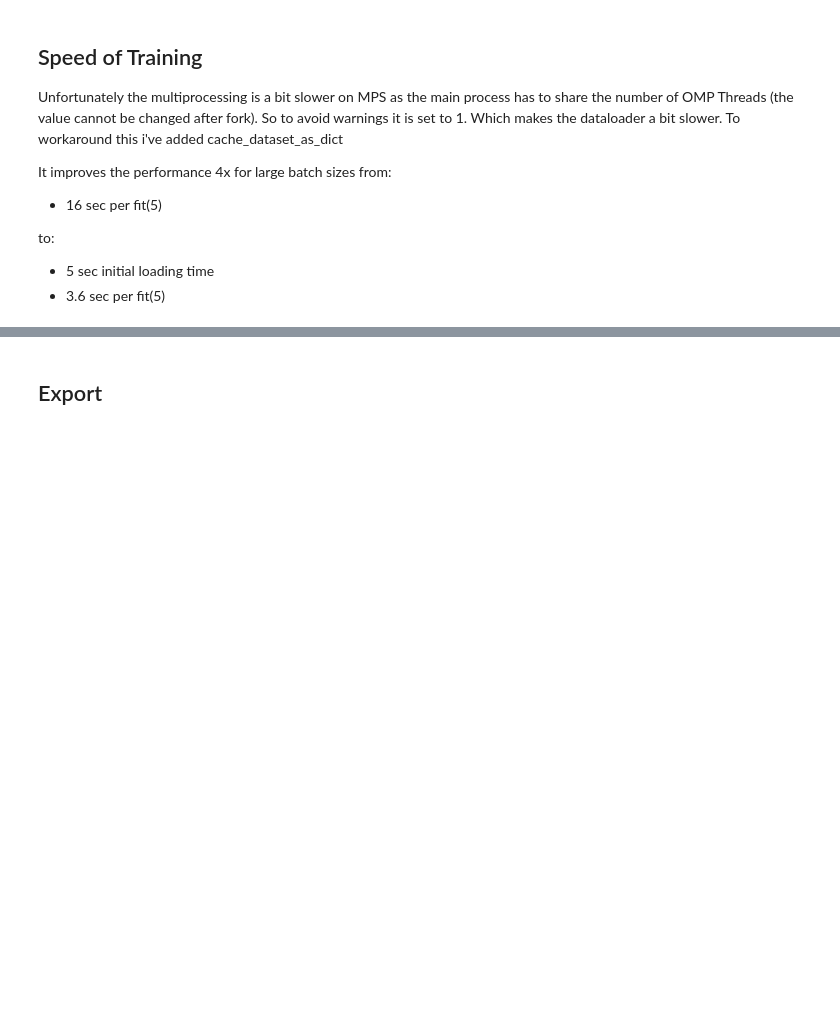
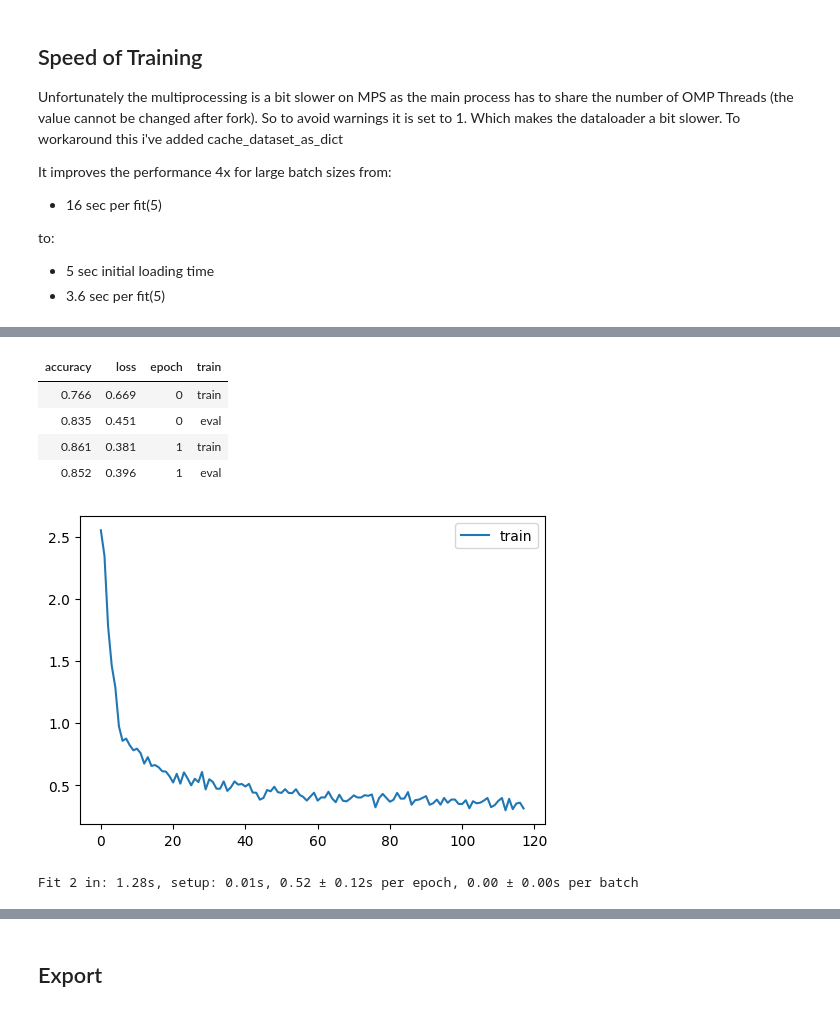
Before and after one commit to PiotrCzapla/course22p2, a Jupyter notebook: nbs/12_utils.ipynb, the cells around one changed output, grey strips where cells are left out. Drawn from its saved outputs; the diff is of its cells as text; code cells hidden in the pictures; blank space fills up the shorter version.

```diff
--- a/nbs/12_utils.ipynb
+++ b/nbs/12_utils.ipynb
@@ -362,3 +342,13 @@ Fit 2 in: 1.56s, setup: 0.02s, 0.68 ± 0.05s per epoch, 0.01 ± 0.00s per batch
+# %%
+test_speed(lazy_cbs, dls=DataLoaders.from_dd(tds.cached, bs, num_workers=0, ))
+# %% [output]
+| accuracy | loss | epoch | train |
+| 0.766 | 0.669 | 0 | train |
+| 0.835 | 0.451 | 0 | eval |
+| 0.861 | 0.381 | 1 | train |
+| 0.852 | 0.396 | 1 | eval |
+[figure, added]
+Fit 2 in: 1.28s, setup: 0.01s, 0.52 ± 0.12s per epoch, 0.00 ± 0.00s per batch
 # %%
 len(tds.cached['train']), bs
 # %% [output]
```
Also changed, not shown: parts of 16 cells of this notebook.
